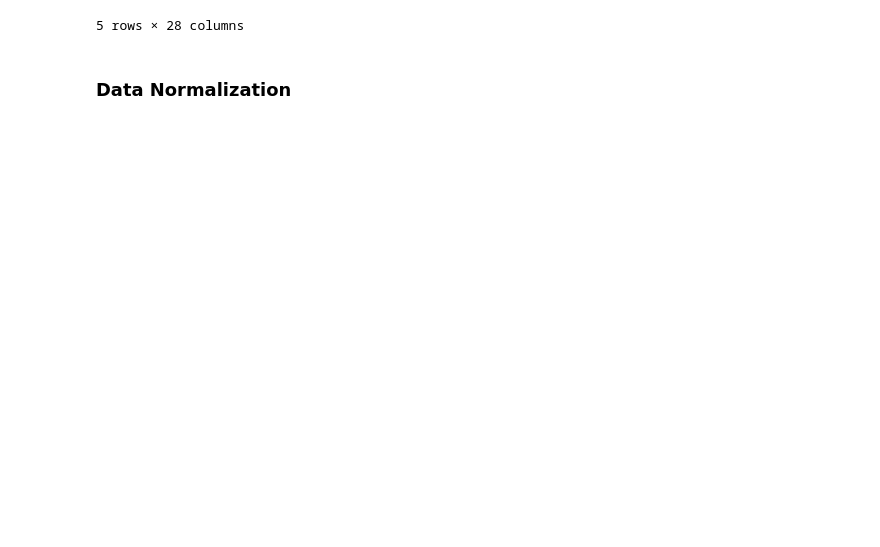
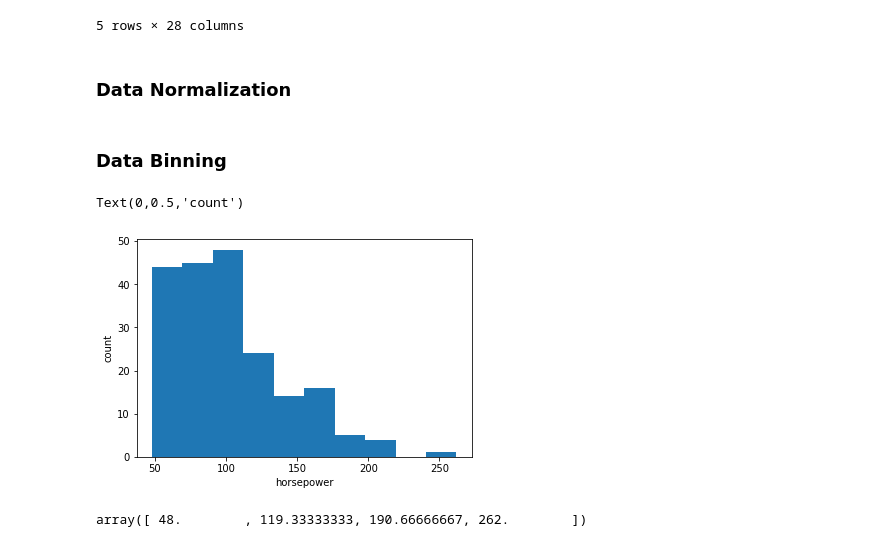
Before and after one commit to ghaffaru/used-car-price-prediction, a Jupyter notebook: train.ipynb, the cells around one changed output. Cells and saved outputs as stored; diff of their text form; code cells hidden in the pictures; blank space fills up the shorter version.

Commit message:
data binning

```diff
--- a/train.ipynb
+++ b/train.ipynb
@@ -403,3 +403,24 @@ df.head()
 5 rows × 28 columns
 # %% [markdown]
 ### Data Normalization
+# %%
+# replace (original value) by (original value)/(maximum value)
+df['length'] = df['length'] / df['length'].max()
+df['width'] = df['width'] / df['width'].max()
+# %% [markdown]
+### Data Binning
+# %%
+df["horsepower"]=df["horsepower"].astype(int, copy=True)
+# %%
+#histogram of horsepower
+plt.hist(df['horsepower'])
+plt.xlabel('horsepower')
+plt.ylabel('count')
+# %% [output]
+Text(0,0.5,'count')
+[figure, added]
+# %%
+bins = np.linspace(min(df['horsepower']) , max(df['horsepower']), 4)
+bins
+# %% [output]
+array([ 48.        , 119.33333333, 190.66666667, 262.        ])
```
Also changed, not shown: parts of 5 cells of this notebook.
